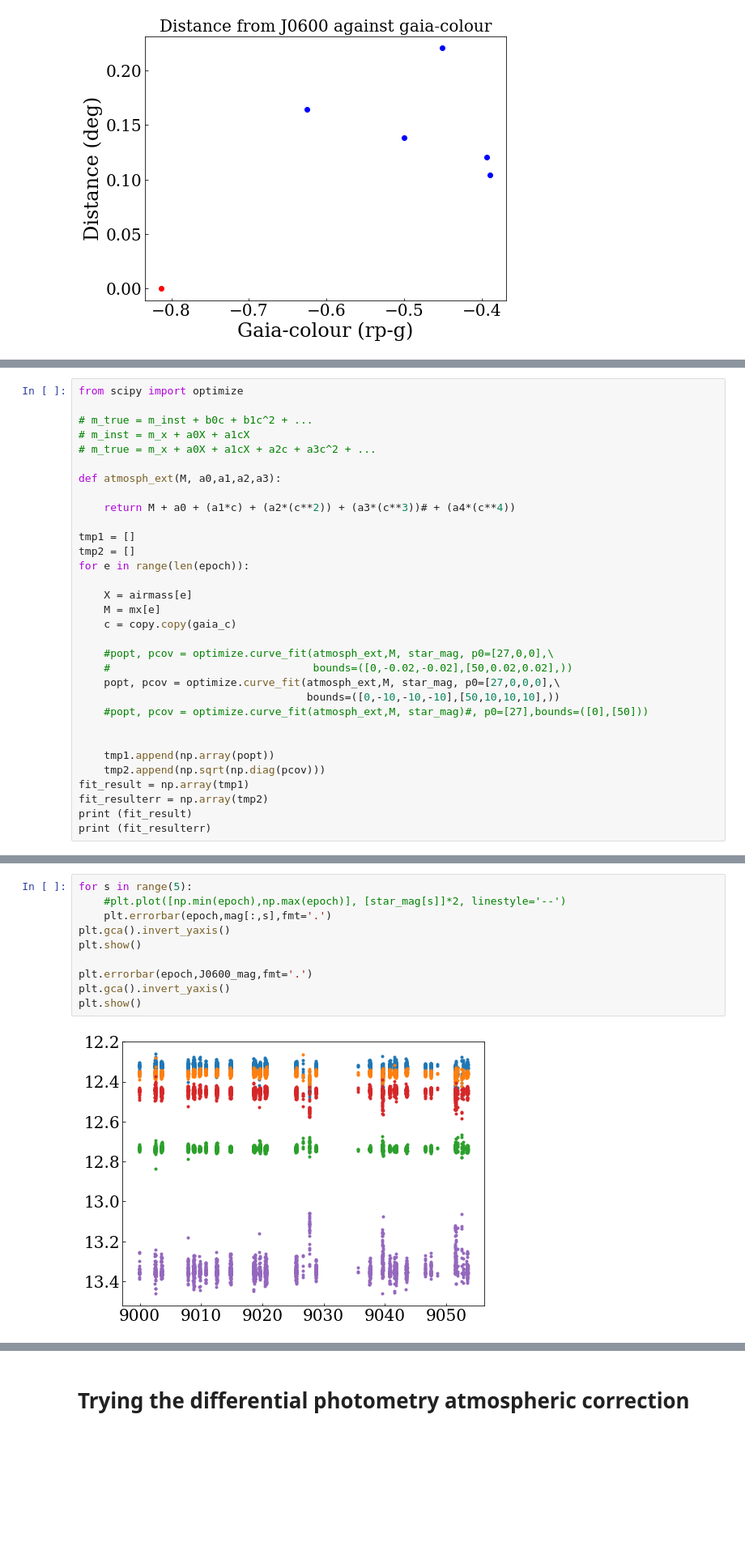
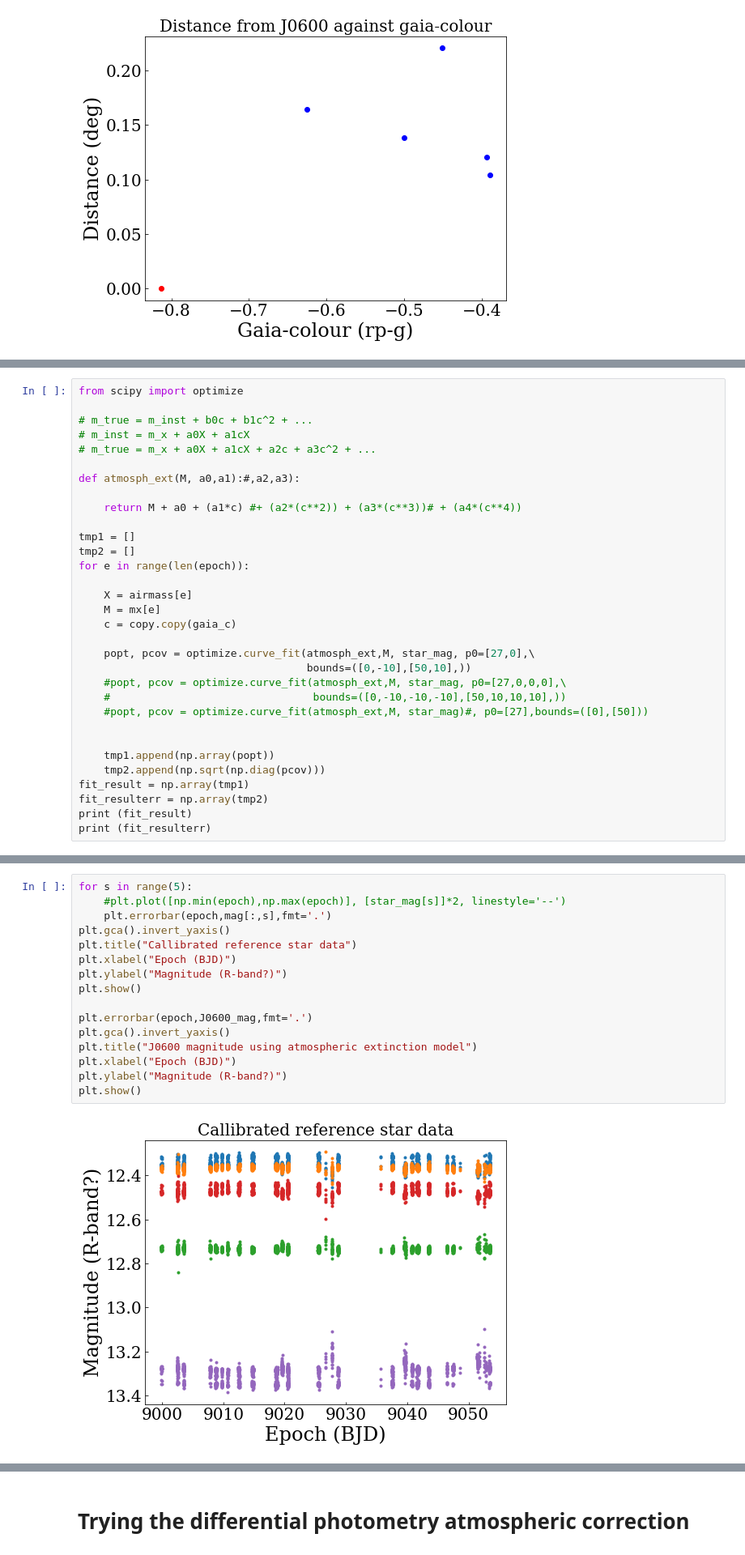
Before and after one commit to BartOuwehand/BRPJ0600, a Jupyter notebook: astep1.ipynb, the cells around one changed output, grey strips where cells are left out. Shown at 81% size. Saved outputs shown, nothing was run; the diff lists cells and outputs as text; blank space fills up the shorter version.

```diff
--- a/astep1.ipynb
+++ b/astep1.ipynb
@@ -195,9 +194,9 @@ from scipy import optimize
 # m_inst = m_x + a0X + a1cX
 # m_true = m_x + a0X + a1cX + a2c + a3c^2 + ...
 
-def atmosph_ext(M, a0,a1,a2,a3):
+def atmosph_ext(M, a0,a1):#,a2,a3):
 
-    return M + a0 + (a1*c) + (a2*(c**2)) + (a3*(c**3))# + (a4*(c**4))
+    return M + a0 + (a1*c) #+ (a2*(c**2)) + (a3*(c**3))# + (a4*(c**4))
 
 tmp1 = []
 tmp2 = []
@@ -207,10 +206,10 @@ for e in range(len(epoch)):
     M = mx[e]
     c = copy.copy(gaia_c)
 
-    #popt, pcov = optimize.curve_fit(atmosph_ext,M, star_mag, p0=[27,0,0],\
-    #                                bounds=([0,-0.02,-0.02],[50,0.02,0.02],))
-    popt, pcov = optimize.curve_fit(atmosph_ext,M, star_mag, p0=[27,0,0,0],\
-                                    bounds=([0,-10,-10,-10],[50,10,10,10],))
+    popt, pcov = optimize.curve_fit(atmosph_ext,M, star_mag, p0=[27,0],\
+                                    bounds=([0,-10],[50,10],))
+    #popt, pcov = optimize.curve_fit(atmosph_ext,M, star_mag, p0=[27,0,0,0],\
+    #                                bounds=([0,-10,-10,-10],[50,10,10,10],))
     #popt, pcov = optimize.curve_fit(atmosph_ext,M, star_mag)#, p0=[27],bounds=([0],[50]))
 
 
@@ -277,12 +274,18 @@ print (J0600_mag)
 # %%
 for s in range(5):
     #plt.plot([np.min(epoch),np.max(epoch)], [star_mag[s]]*2, linestyle='--')
     plt.errorbar(epoch,mag[:,s],fmt='.')
 plt.gca().invert_yaxis()
+plt.title("Callibrated reference star data")
+plt.xlabel("Epoch (BJD)")
+plt.ylabel("Magnitude (R-band?)")
 plt.show()
 
 plt.errorbar(epoch,J0600_mag,fmt='.')
 plt.gca().invert_yaxis()
+plt.title("J0600 magnitude using atmospheric extinction model")
+plt.xlabel("Epoch (BJD)")
+plt.ylabel("Magnitude (R-band?)")
 plt.show()
 # %% [output]
-[figure, old version]
+[figure, new version]
```
Also changed, not shown: parts of 17 cells of this notebook, 1 other file.
